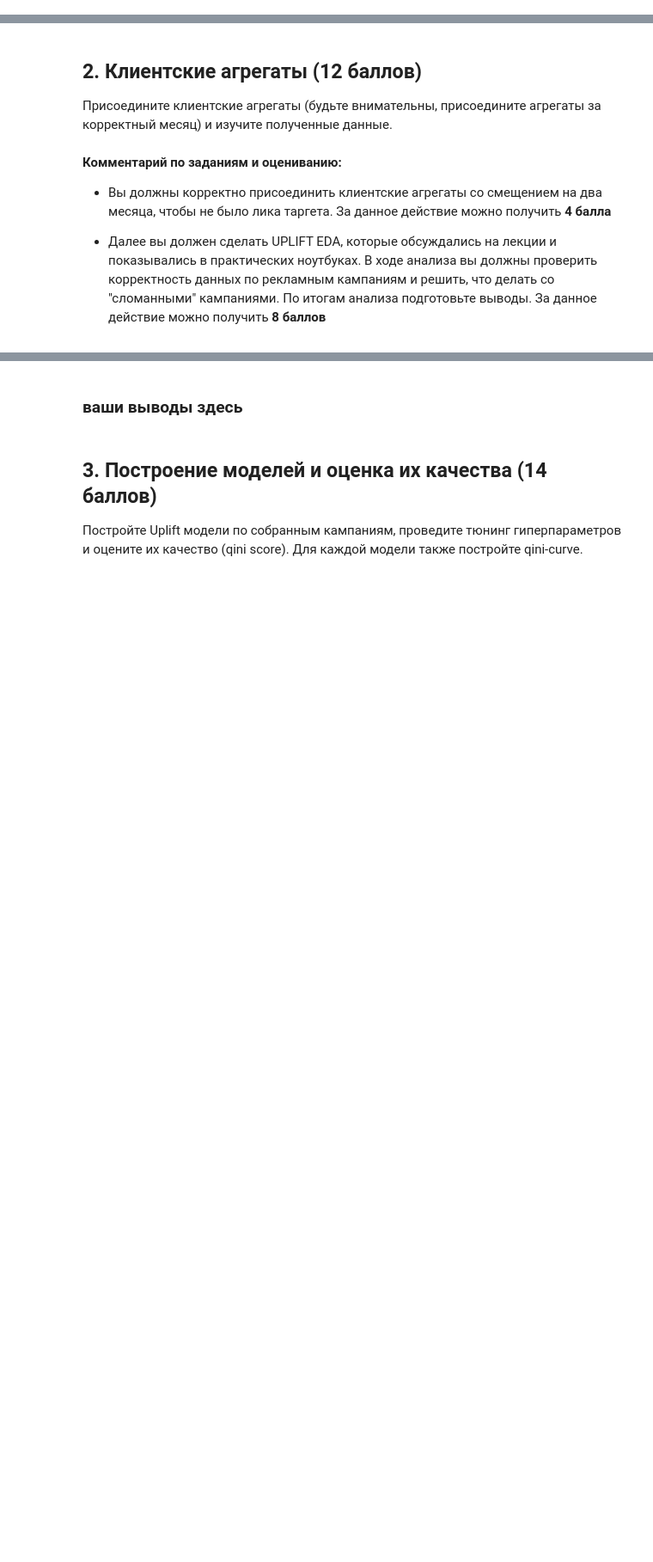
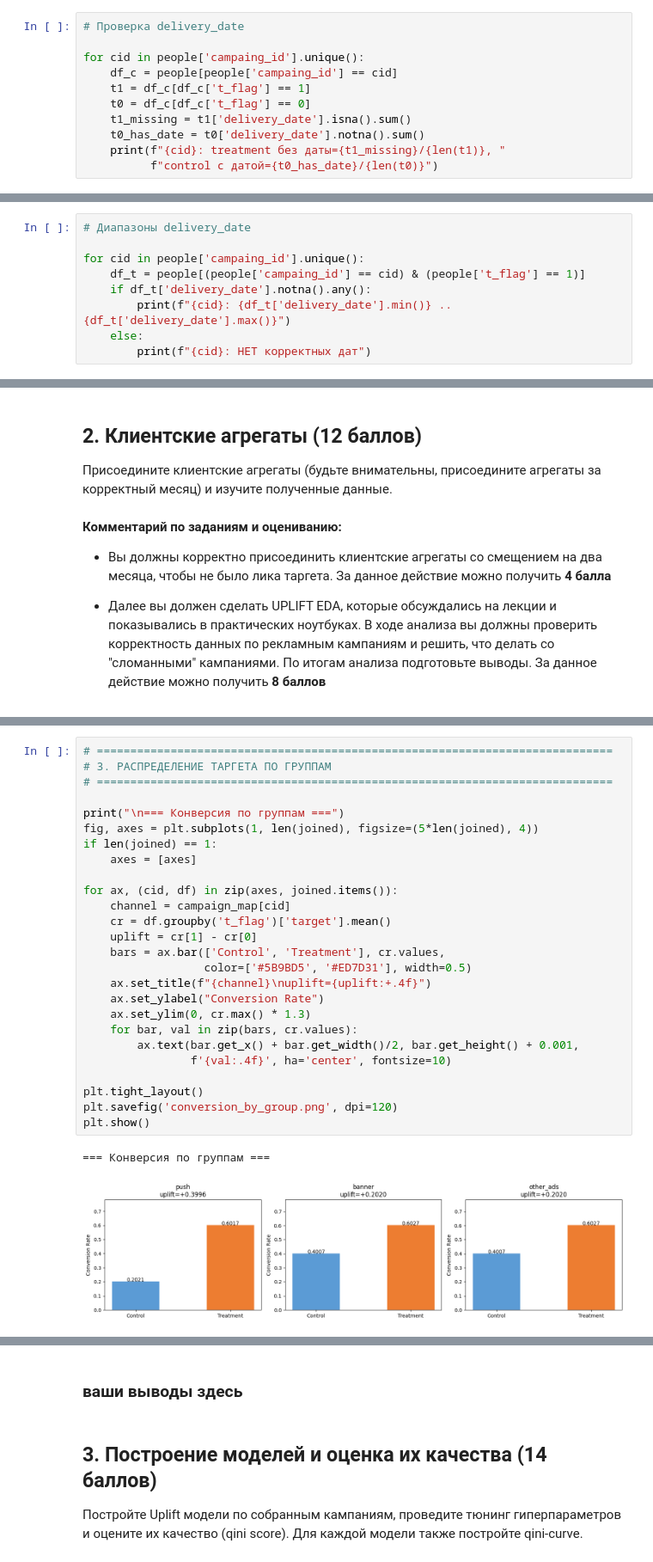
Before and after one commit to darttusin/HSE-ML-Course, a Jupyter notebook: notebooks/AI_HW6_uplift.ipynb, the cells around one changed output, grey strips where cells are left out. Shown at 86% size. Drawn from its saved outputs; the diff is of its cells as text; blank space fills up the shorter version.

```diff
--- a/notebooks/AI_HW6_uplift.ipynb
+++ b/notebooks/AI_HW6_uplift.ipynb
@@ -150,0 +253,11 @@ Archive:  AGGS_FINAL.csv.zip
+# %%
+# Проверка delivery_date
+
+for cid in people['campaing_id'].unique():
+    df_c = people[people['campaing_id'] == cid]
+    t1 = df_c[df_c['t_flag'] == 1]
+    t0 = df_c[df_c['t_flag'] == 0]
+    t1_missing = t1['delivery_date'].isna().sum()
+    t0_has_date = t0['delivery_date'].notna().sum()
+    print(f"{cid}: treatment без даты={t1_missing}/{len(t1)}, "
+          f"control с датой={t0_has_date}/{len(t0)}")
@@ -150,0 +269,9 @@ Archive:  AGGS_FINAL.csv.zip
+# %%
+# Диапазоны delivery_date
+
+for cid in people['campaing_id'].unique():
+    df_t = people[(people['campaing_id'] == cid) & (people['t_flag'] == 1)]
+    if df_t['delivery_date'].notna().any():
+        print(f"{cid}: {df_t['delivery_date'].min()} .. {df_t['delivery_date'].max()}")
+    else:
+        print(f"{cid}: НЕТ корректных дат")
@@ -164,0 +564,29 @@ Archive:  AGGS_FINAL.csv.zip
+# %%
+# =============================================================================
+# 3. РАСПРЕДЕЛЕНИЕ ТАРГЕТА ПО ГРУППАМ
+# =============================================================================
+
+print("\n=== Конверсия по группам ===")
+fig, axes = plt.subplots(1, len(joined), figsize=(5*len(joined), 4))
+if len(joined) == 1:
+    axes = [axes]
+
+for ax, (cid, df) in zip(axes, joined.items()):
+    channel = campaign_map[cid]
+    cr = df.groupby('t_flag')['target'].mean()
+    uplift = cr[1] - cr[0]
+    bars = ax.bar(['Control', 'Treatment'], cr.values,
+                  color=['#5B9BD5', '#ED7D31'], width=0.5)
+    ax.set_title(f"{channel}\nuplift={uplift:+.4f}")
+    ax.set_ylabel("Conversion Rate")
+    ax.set_ylim(0, cr.max() * 1.3)
+    for bar, val in zip(bars, cr.values):
+        ax.text(bar.get_x() + bar.get_width()/2, bar.get_height() + 0.001,
+                f'{val:.4f}', ha='center', fontsize=10)
+
+plt.tight_layout()
+plt.savefig('conversion_by_group.png', dpi=120)
+plt.show()
+# %% [output]
+=== Конверсия по группам ===
+[figure, added]
```
Also changed, not shown: parts of 30 cells of this notebook.
